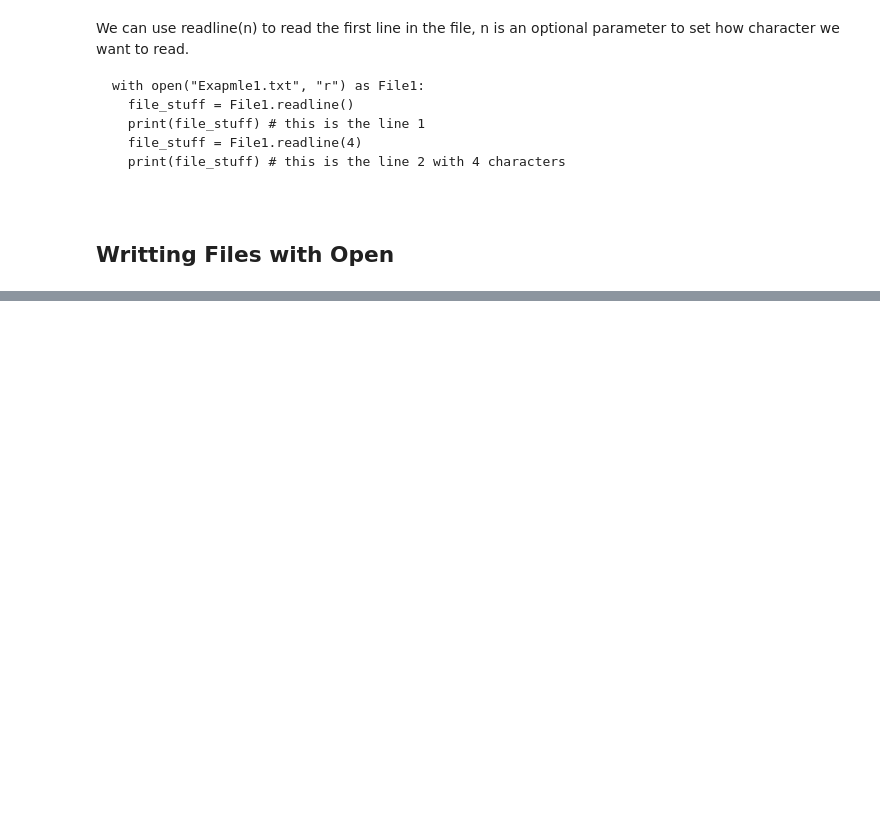
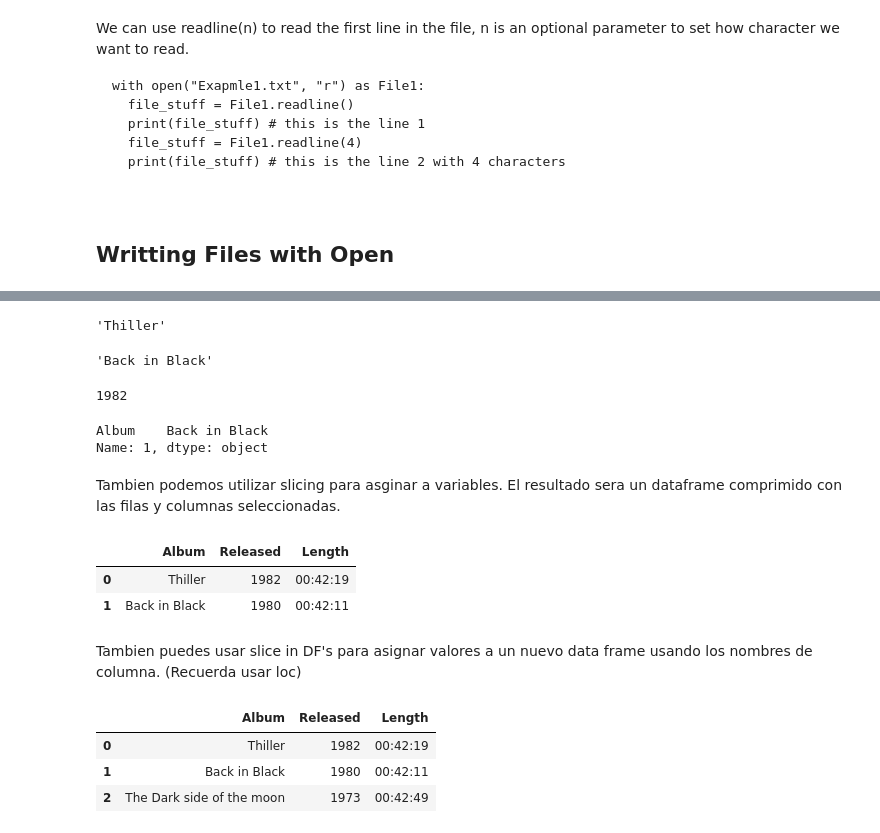
Before and after one commit to PosgradoMNA/actividades-de-aprendizaje-FranciscoMedellin, a Jupyter notebook: Semana_2_Actividad_01_Notas.ipynb, the cells around one changed output, grey strips where cells are left out. Cells and saved outputs as stored; diff of their text form; code cells hidden in the pictures; blank space fills up the shorter version.

```diff
--- a/Semana_2_Actividad_01_Notas.ipynb
+++ b/Semana_2_Actividad_01_Notas.ipynb
@@ -52,0 +168,42 @@ with open("Exapmle1.txt", "r") as File1:
+# %%
+df = songs_frame
+df.iloc[0,0]
+# %% [output]
+'Thiller'
+# %%
+# Segunda fila primera columna
+df.iloc[1,0]
+# %% [output]
+'Back in Black'
+# %%
+# prierma fila de la tercera columna
+df.iloc[0,1]
+# %% [output]
+1982
+# %%
+# Primera fila de la columna album
+df.loc[1,:"Album"]
+# %% [output]
+Album    Back in Black
+Name: 1, dtype: object
+# %% [markdown]
+Tambien podemos utilizar slicing para asginar a variables. El resultado sera un dataframe comprimido con las filas y columnas seleccionadas.
+# %%
+# Asignamos las primeras dos filas a las primeras 3 columnas a la variable z
+z = df.iloc[0:2 ,  0:3]
+z
+# %% [output]
+|  | Album | Released | Length |
+| 0 | Thiller | 1982 | 00:42:19 |
+| 1 | Back in Black | 1980 | 00:42:11 |
+# %% [markdown]
+Tambien puedes usar slice in DF's para asignar valores a un nuevo data frame usando los nombres de columna. (Recuerda usar loc)
+# %%
+# Asignamos las primeras tres filas y todas las columnas entre "album y length"
+z = df.loc[0:2, "Album":"Length"]
+z
+# %% [output]
+|  | Album | Released | Length |
+| 0 | Thiller | 1982 | 00:42:19 |
+| 1 | Back in Black | 1980 | 00:42:11 |
+| 2 | The Dark side of the moon | 1973 | 00:42:49 |
```
Also changed, not shown: parts of 18 cells of this notebook.
